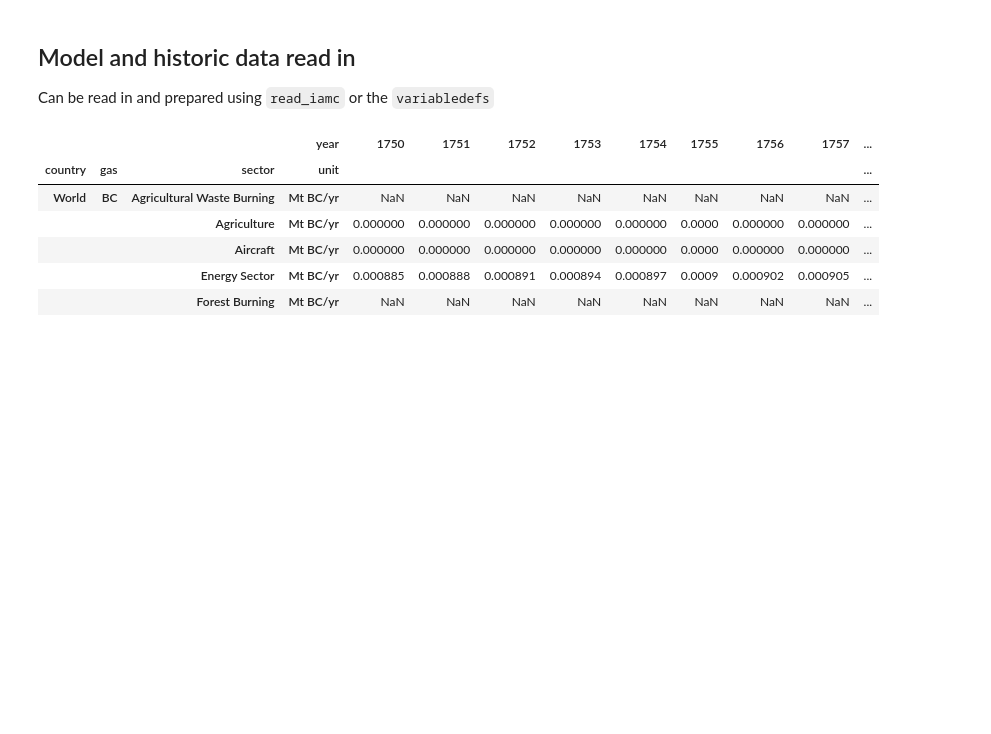
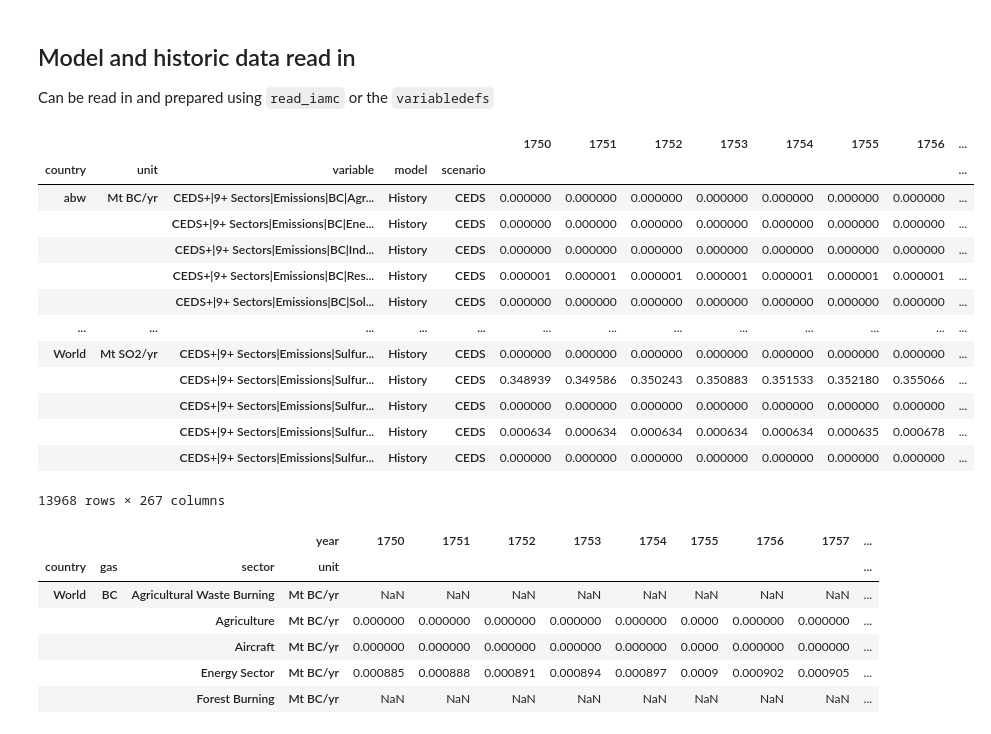
Before and after one commit to jkikstra/concordia, a Jupyter notebook: notebooks/workflow.ipynb, the cells around one changed output. Saved outputs shown, nothing was run; the diff lists cells and outputs as text; code cells hidden in the pictures; blank space fills up the shorter version.

```diff
--- a/notebooks/workflow.ipynb
+++ b/notebooks/workflow.ipynb
@@ -85,6 +100,23 @@ hist_ceds = (
     .pix.format(variable="CEDS+|9+ Sectors|Emissions|{gas}|{sector}", drop=True)
     .pix.assign(model="History", scenario="CEDS")
 )
+# %%
+hist_ceds
+# %% [output]
+|  |  |  |  |  | 1750 | 1751 | 1752 | 1753 | 1754 | 1755 | 1756 | ... |
+| country | unit | variable | model | scenario |  |  |  |  |  |  |  | ... |
+| abw | Mt BC/yr | CEDS+|9+ Sectors|Emissions|BC|Agr... | History | CEDS | 0.000000 | 0.000000 | 0.000000 | 0.000000 | 0.000000 | 0.000000 | 0.000000 | ... |
+|  |  | CEDS+|9+ Sectors|Emissions|BC|Ene... | History | CEDS | 0.000000 | 0.000000 | 0.000000 | 0.000000 | 0.000000 | 0.000000 | 0.000000 | ... |
+|  |  | CEDS+|9+ Sectors|Emissions|BC|Ind... | History | CEDS | 0.000000 | 0.000000 | 0.000000 | 0.000000 | 0.000000 | 0.000000 | 0.000000 | ... |
+|  |  | CEDS+|9+ Sectors|Emissions|BC|Res... | History | CEDS | 0.000001 | 0.000001 | 0.000001 | 0.000001 | 0.000001 | 0.000001 | 0.000001 | ... |
+|  |  | CEDS+|9+ Sectors|Emissions|BC|Sol... | History | CEDS | 0.000000 | 0.000000 | 0.000000 | 0.000000 | 0.000000 | 0.000000 | 0.000000 | ... |
+| ... | ... | ... | ... | ... | ... | ... | ... | ... | ... | ... | ... | ... |
+| World | Mt SO2/yr | CEDS+|9+ Sectors|Emissions|Sulfur... | History | CEDS | 0.000000 | 0.000000 | 0.000000 | 0.000000 | 0.000000 | 0.000000 | 0.000000 | ... |
+|  |  | CEDS+|9+ Sectors|Emissions|Sulfur... | History | CEDS | 0.348939 | 0.349586 | 0.350243 | 0.350883 | 0.351533 | 0.352180 | 0.355066 | ... |
+|  |  | CEDS+|9+ Sectors|Emissions|Sulfur... | History | CEDS | 0.000000 | 0.000000 | 0.000000 | 0.000000 | 0.000000 | 0.000000 | 0.000000 | ... |
+|  |  | CEDS+|9+ Sectors|Emissions|Sulfur... | History | CEDS | 0.000634 | 0.000634 | 0.000634 | 0.000634 | 0.000634 | 0.000635 | 0.000678 | ... |
+|  |  | CEDS+|9+ Sectors|Emissions|Sulfur... | History | CEDS | 0.000000 | 0.000000 | 0.000000 | 0.000000 | 0.000000 | 0.000000 | 0.000000 | ... |
+13968 rows × 267 columns
 # %%
 hist_global = (
     pd.read_excel(base_path / "historical/rescue/global_trajectories.xlsx", index_col=list(range(5)))
```
Also changed, not shown: parts of 22 cells of this notebook.
